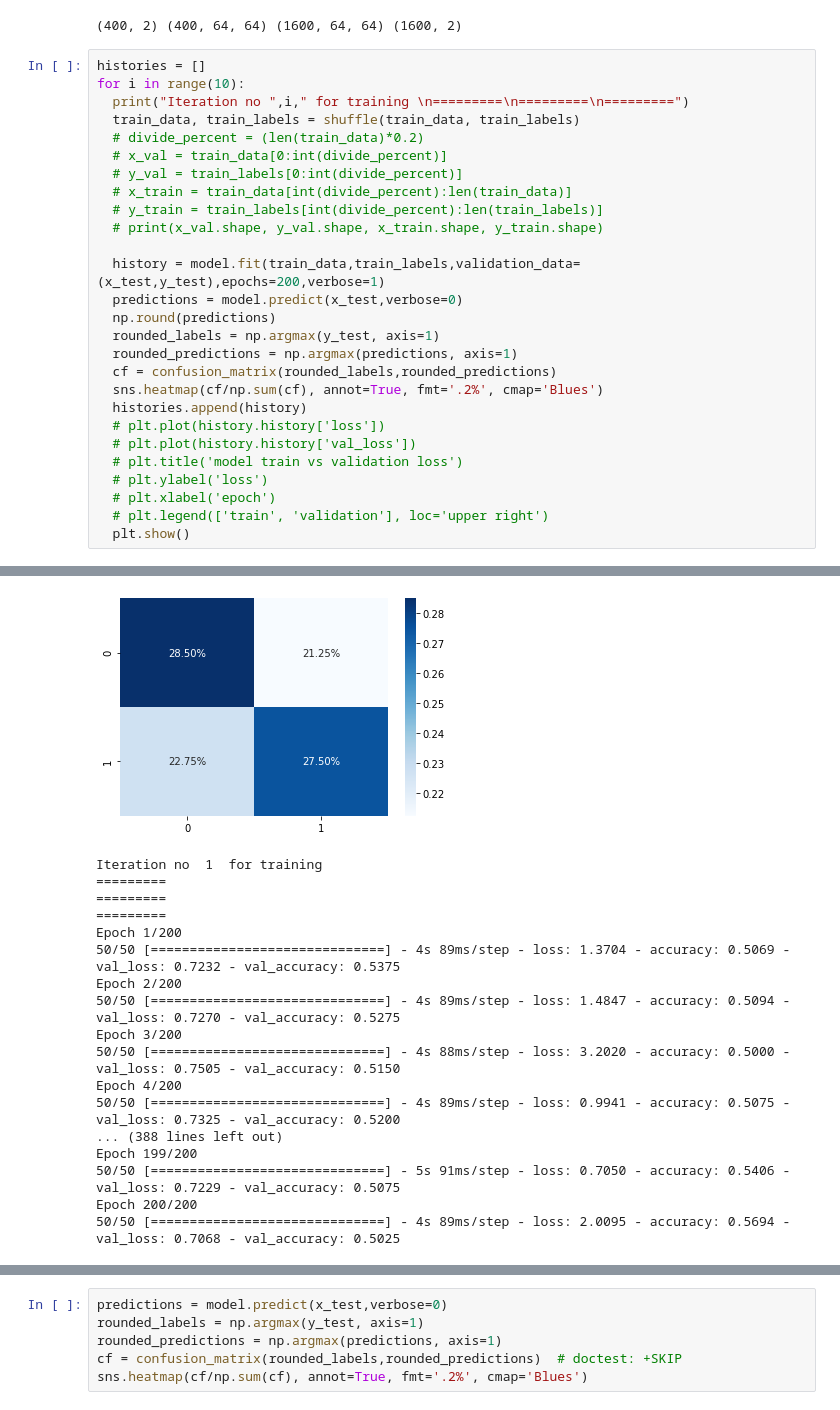
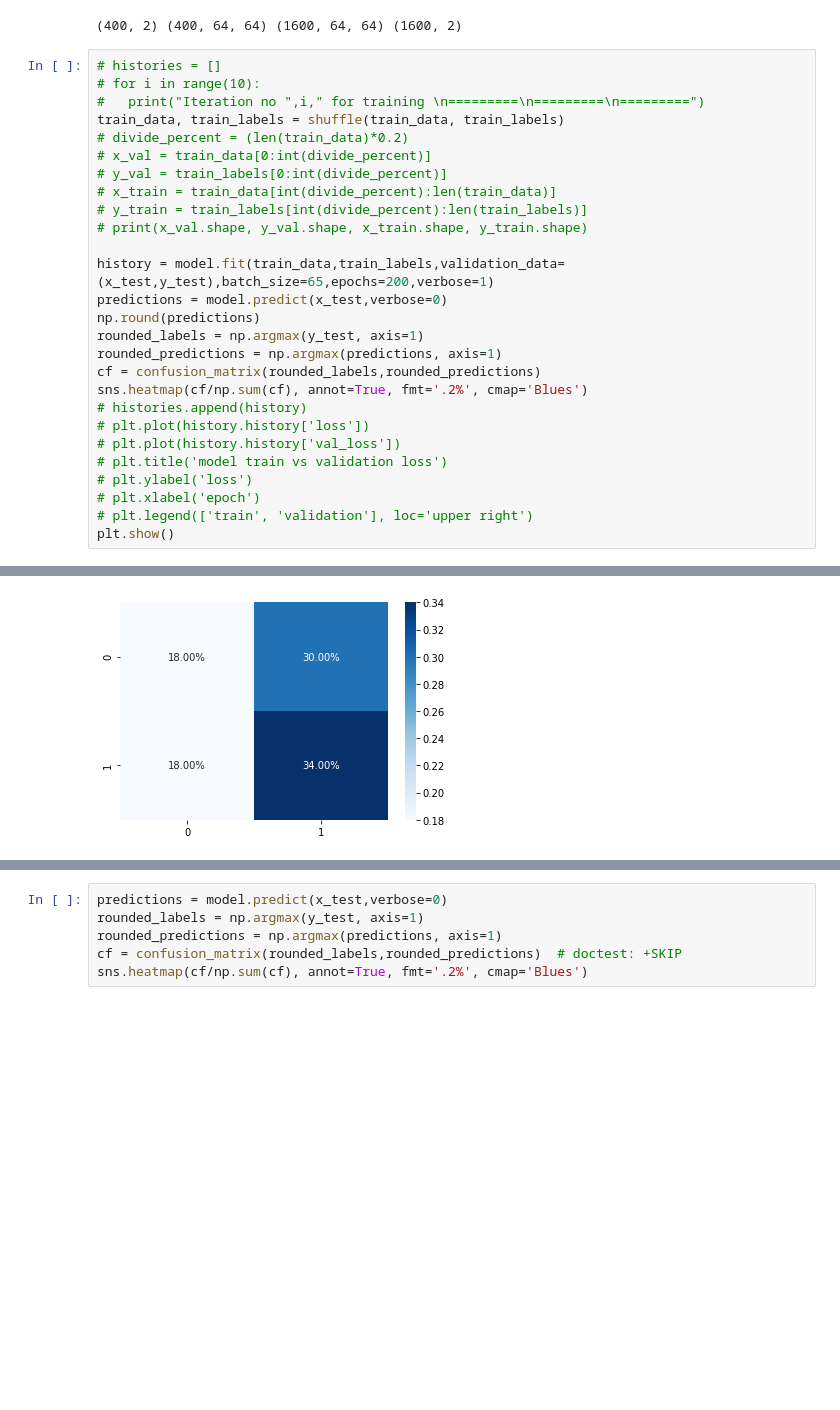
Before and after one commit to Syed-Osama-Hussain/Imagined-Speech-Prediction-from-EEG, a Jupyter notebook: long_words.ipynb, the cells around one changed output, grey strips where cells are left out. Cells and saved outputs as stored; diff of their text form; blank space fills up the shorter version.

Commit message:
analyze covariance matrix

```diff
--- a/long_words.ipynb
+++ b/long_words.ipynb
@@ -472,30 +493,30 @@ print(y_test.shape,x_test.shape,train_data.shape,train_labels.shape)
 # %% [output]
 (400, 2) (400, 64, 64) (1600, 64, 64) (1600, 2)
 # %%
-histories = []
-for i in range(10):
-  print("Iteration no ",i," for training \n=========\n=========\n=========")
-  train_data, train_labels = shuffle(train_data, train_labels)
-  # divide_percent = (len(train_data)*0.2)
-  # x_val = train_data[0:int(divide_percent)]
-  # y_val = train_labels[0:int(divide_percent)]
-  # x_train = train_data[int(divide_percent):len(train_data)]
-  # y_train = train_labels[int(divide_percent):len(train_labels)]
-  # print(x_val.shape, y_val.shape, x_train.shape, y_train.shape)
+# histories = []
+# for i in range(10):
+#   print("Iteration no ",i," for training \n=========\n=========\n=========")
+train_data, train_labels = shuffle(train_data, train_labels)
+# divide_percent = (len(train_data)*0.2)
+# x_val = train_data[0:int(divide_percent)]
+# y_val = train_labels[0:int(divide_percent)]
+# x_train = train_data[int(divide_percent):len(train_data)]
+# y_train = train_labels[int(divide_percent):len(train_labels)]
+# print(x_val.shape, y_val.shape, x_train.shape, y_train.shape)
 
-  history = model.fit(train_data,train_labels,validation_data=(x_test,y_test),epochs=200,verbose=1)
-  predictions = model.predict(x_test,verbose=0)
-  np.round(predictions)
-  rounded_labels = np.argmax(y_test, axis=1)
-  rounded_predictions = np.argmax(predictions, axis=1)
-  cf = confusion_matrix(rounded_labels,rounded_predictions)
-  sns.heatmap(cf/np.sum(cf), annot=True, fmt='.2%', cmap='Blues')
-  histories.append(history)
-  # plt.plot(history.history['loss'])
-  # plt.plot(history.history['val_loss'])
-  # plt.title('model train vs validation loss')
-  # plt.ylabel('loss')
-  # plt.xlabel('epoch')
-  # plt.legend(['train', 'validation'], loc='upper right')
-  plt.show()
+history = model.fit(train_data,train_labels,validation_data=(x_test,y_test),batch_size=65,epochs=200,verbose=1)
+predictions = model.predict(x_test,verbose=0)
+np.round(predictions)
+rounded_labels = np.argmax(y_test, axis=1)
+rounded_predictions = np.argmax(predictions, axis=1)
+cf = confusion_matrix(rounded_labels,rounded_predictions)
+sns.heatmap(cf/np.sum(cf), annot=True, fmt='.2%', cmap='Blues')
+# histories.append(history)
+# plt.plot(history.history['loss'])
+# plt.plot(history.history['val_loss'])
+# plt.title('model train vs validation loss')
+# plt.ylabel('loss')
+# plt.xlabel('epoch')
+# plt.legend(['train', 'validation'], loc='upper right')
+plt.show()
 # %% [output]
@@ -519,18 +540 @@ Epoch 200/200
-[figure, old version]
+[figure, new version]
-Iteration no  1  for training
-=========
-=========
-=========
-Epoch 1/200
-50/50 [==============================] - 4s 89ms/step - loss: 1.3704 - accuracy: 0.5069 - val_loss: 0.7232 - val_accuracy: 0.5375
-Epoch 2/200
-50/50 [==============================] - 4s 89ms/step - loss: 1.4847 - accuracy: 0.5094 - val_loss: 0.7270 - val_accuracy: 0.5275
-Epoch 3/200
-50/50 [==============================] - 4s 88ms/step - loss: 3.2020 - accuracy: 0.5000 - val_loss: 0.7505 - val_accuracy: 0.5150
-Epoch 4/200
-50/50 [==============================] - 4s 89ms/step - loss: 0.9941 - accuracy: 0.5075 - val_loss: 0.7325 - val_accuracy: 0.5200
-... (388 lines left out)
-Epoch 199/200
-50/50 [==============================] - 5s 91ms/step - loss: 0.7050 - accuracy: 0.5406 - val_loss: 0.7229 - val_accuracy: 0.5075
-Epoch 200/200
-50/50 [==============================] - 4s 89ms/step - loss: 2.0095 - accuracy: 0.5694 - val_loss: 0.7068 - val_accuracy: 0.5025
```
Also changed, not shown: parts of 3 cells of this notebook.
